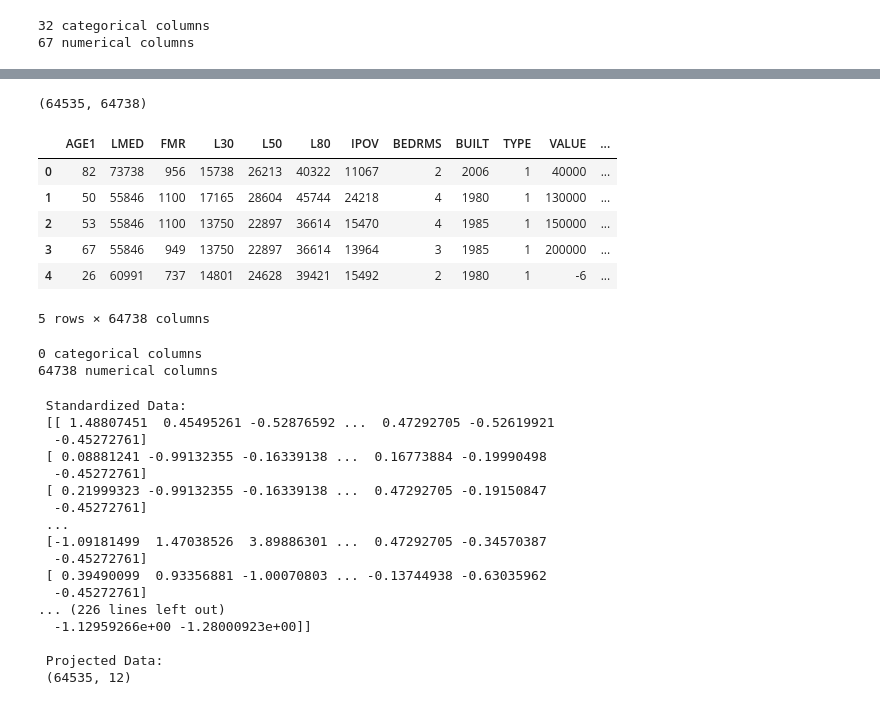
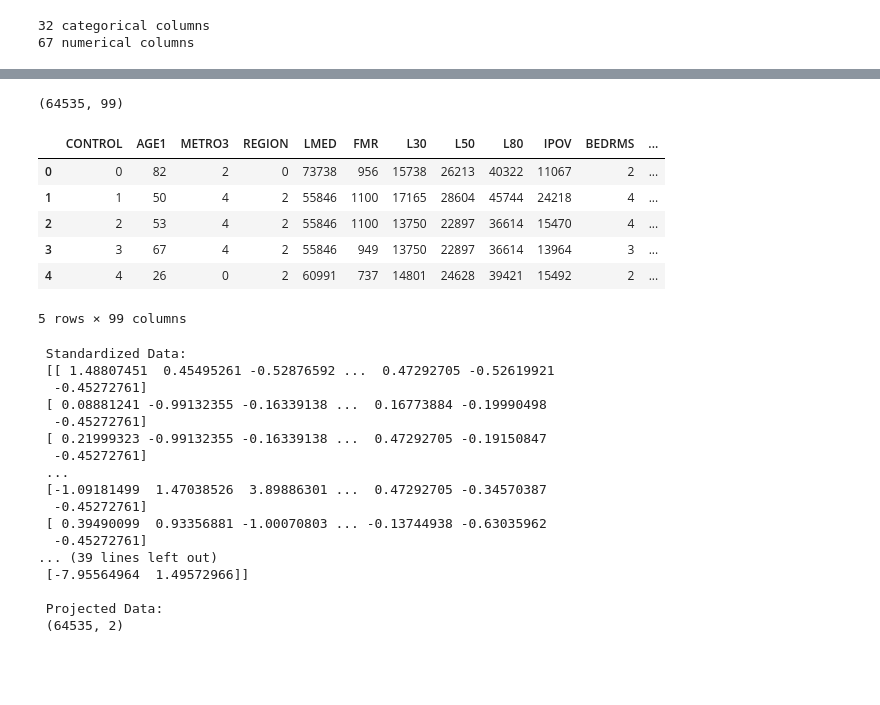
Before and after one commit to alex000kim/DS-Unit-1-Sprint-4-Linear-Algebra, a Jupyter notebook: Jisha_Obukwelu_DSPT3_143_High_Dimensional_Data_Assignment.ipynb, the cells around one changed output, grey strips where cells are left out. Saved outputs shown, nothing was run; the diff lists cells and outputs as text; code cells hidden in the pictures; blank space fills up the shorter version.

```diff
--- a/Jisha_Obukwelu_DSPT3_143_High_Dimensional_Data_Assignment.ipynb
+++ b/Jisha_Obukwelu_DSPT3_143_High_Dimensional_Data_Assignment.ipynb
@@ -260,3 +260,11 @@ print(f'{len(num_cols)} numerical columns')
 # %% [output]
 32 categorical columns
 67 numerical columns
+# %%
+national[cat_cols] = national[cat_cols].astype('category')
+# %%
+for col in cat_cols:
+  national[col] = national[col].cat.codes
+
+print(national.shape)
+national.head()
@@ -263,29 +280,19 @@ print(f'{len(num_cols)} numerical columns')
 # %%
 national_processed = national.copy()
 
 # Get One-Hot-Encoding of categorical variables
-national_processed = pd.get_dummies(national_processed)
+# national_processed = pd.get_dummies(national_processed)
 print(national_processed.shape)
 national_processed.head()
 # %% [output]
-(64535, 64738)
+(64535, 99)
-|  | AGE1 | LMED | FMR | L30 | L50 | L80 | IPOV | BEDRMS | BUILT | TYPE | VALUE | ... |
-| 0 | 82 | 73738 | 956 | 15738 | 26213 | 40322 | 11067 | 2 | 2006 | 1 | 40000 | ... |
-| 1 | 50 | 55846 | 1100 | 17165 | 28604 | 45744 | 24218 | 4 | 1980 | 1 | 130000 | ... |
-| 2 | 53 | 55846 | 1100 | 13750 | 22897 | 36614 | 15470 | 4 | 1985 | 1 | 150000 | ... |
-| 3 | 67 | 55846 | 949 | 13750 | 22897 | 36614 | 13964 | 3 | 1985 | 1 | 200000 | ... |
-| 4 | 26 | 60991 | 737 | 14801 | 24628 | 39421 | 15492 | 2 | 1980 | 1 | -6 | ... |
+|  | CONTROL | AGE1 | METRO3 | REGION | LMED | FMR | L30 | L50 | L80 | IPOV | BEDRMS | ... |
+| 0 | 0 | 82 | 2 | 0 | 73738 | 956 | 15738 | 26213 | 40322 | 11067 | 2 | ... |
+| 1 | 1 | 50 | 4 | 2 | 55846 | 1100 | 17165 | 28604 | 45744 | 24218 | 4 | ... |
+| 2 | 2 | 53 | 4 | 2 | 55846 | 1100 | 13750 | 22897 | 36614 | 15470 | 4 | ... |
+| 3 | 3 | 67 | 4 | 2 | 55846 | 949 | 13750 | 22897 | 36614 | 13964 | 3 | ... |
+| 4 | 4 | 26 | 0 | 2 | 60991 | 737 | 14801 | 24628 | 39421 | 15492 | 2 | ... |
-5 rows × 64738 columns
+5 rows × 99 columns
-# %%
-# check for number of categorical vs numeric columns
-cat_cols1 = national_processed.columns[national_processed.dtypes=='object']
-num_cols1 = national_processed.columns[national_processed.dtypes!='object']
-
-print(f'{len(cat_cols1)} categorical columns')
-print(f'{len(num_cols1)} numerical columns')
-# %% [output]
-0 categorical columns
-64738 numerical columns
 # %%
 #Principal Component Analysis
 from numpy import array
@@ -303,7 +310,7 @@ Z = scaler.fit_transform(national_processed[num_cols])
 print('\n Standardized Data: \n', Z)
 
 #Create the PCA instance
-pca = PCA(n_components=0.9)
+pca = PCA(n_components=2)
 
 #Fit on data
 pca.fit(Z)
@@ -329,8 +336,8 @@ print('\n Projected Data: \n', B.shape)
   -0.45272761]
  [ 0.39490099  0.93356881 -1.00070803 ... -0.13744938 -0.63035962
   -0.45272761]
-... (226 lines left out)
-  -1.12959266e+00 -1.28000923e+00]]
+... (39 lines left out)
+ [-7.95564964  1.49572966]]
 
  Projected Data:
- (64535, 12)
+ (64535, 2)
```
Also changed, not shown: parts of 7 cells of this notebook.
